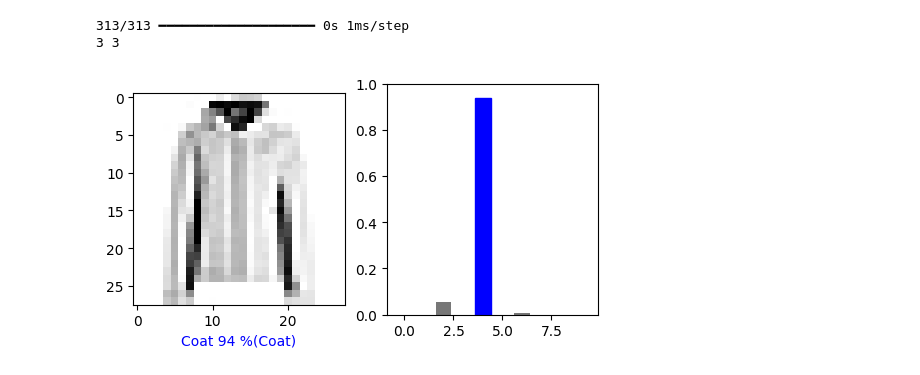
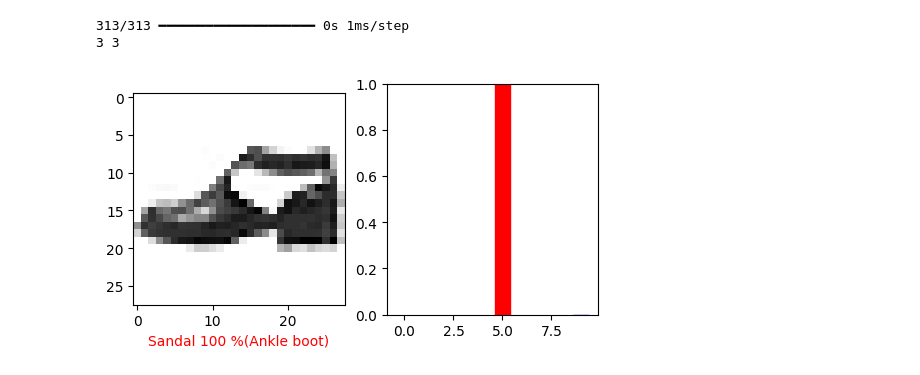
Before and after one commit to Vitalya777/Projects, a Jupyter notebook: NeuroNetProj/ImageRecognition.ipynb, the cells around one changed output. Drawn from its saved outputs; the diff is of its cells as text; code cells hidden in the pictures.

```diff
--- a/NeuroNetProj/ImageRecognition.ipynb
+++ b/NeuroNetProj/ImageRecognition.ipynb
@@ -99,12 +103,12 @@ def plot_value_array(i, predictions_array, true_label):
     thisplot[predict_label].set_color('red')
     thisplot[true_label].set_color('blue')
 # %%
-i = 6
+i = 23
 plt.figure(figsize=(6, 3))
 plt.subplot(1, 2, 1)
 plot_image(i, predictions, test_labels, test_images)
 plt.subplot(1, 2, 2)
 plot_value_array(i, predictions, test_labels)
 plt.show()
 # %% [output]
-[figure, old version]
+[figure, new version]
```
Also changed, not shown: parts of 6 cells of this notebook, 7 other files.
